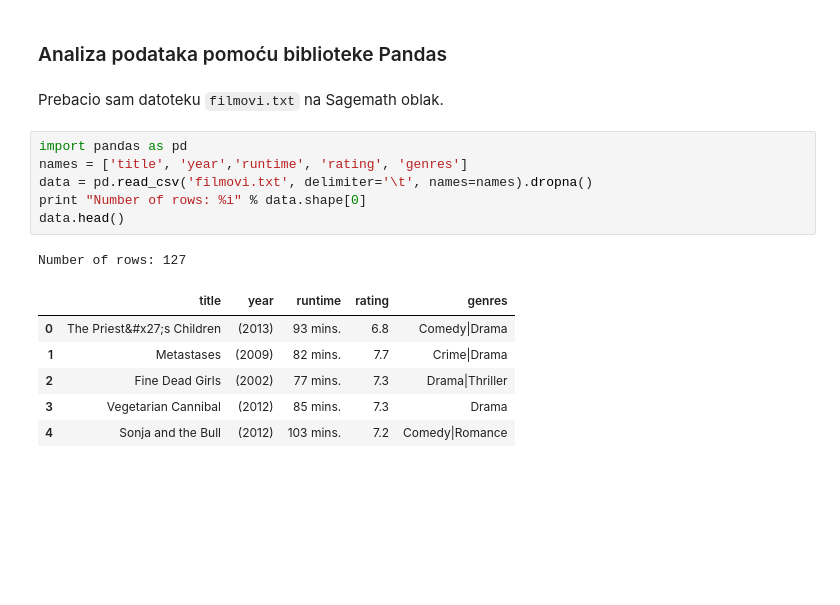
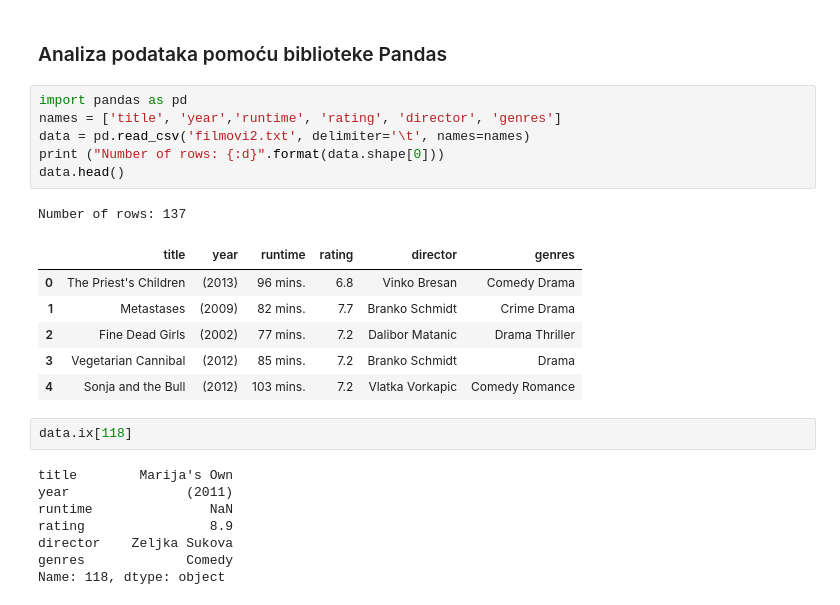
Before and after one commit to inakic/matsoft, a Jupyter notebook: pandas.ipynb, the cells around one changed output. Drawn from its saved outputs; the diff is of its cells as text; blank space fills up the shorter version.

```diff
--- a/pandas.ipynb
+++ b/pandas.ipynb
@@ -43,19 +53,27 @@ with open('filmovi.txt','w') as f:
 # %% [markdown]
 ### Analiza podataka pomoću biblioteke Pandas
-# %% [markdown]
-Prebacio sam datoteku `filmovi.txt` na Sagemath oblak.
 # %%
 import pandas as pd
-names = ['title', 'year','runtime', 'rating', 'genres']
-data = pd.read_csv('filmovi.txt', delimiter='\t', names=names).dropna()
-print "Number of rows: %i" % data.shape[0]
+names = ['title', 'year','runtime', 'rating', 'director', 'genres']
+data = pd.read_csv('filmovi2.txt', delimiter='\t', names=names)
+print ("Number of rows: {:d}".format(data.shape[0]))
 data.head()
 # %% [output]
-Number of rows: 127
+Number of rows: 137
-|  | title | year | runtime | rating | genres |
-| 0 | The Priest&#x27;s Children | (2013) | 93 mins. | 6.8 | Comedy|Drama |
-| 1 | Metastases | (2009) | 82 mins. | 7.7 | Crime|Drama |
-| 2 | Fine Dead Girls | (2002) | 77 mins. | 7.3 | Drama|Thriller |
-| 3 | Vegetarian Cannibal | (2012) | 85 mins. | 7.3 | Drama |
-| 4 | Sonja and the Bull | (2012) | 103 mins. | 7.2 | Comedy|Romance |
+|  | title | year | runtime | rating | director | genres |
+| 0 | The Priest's Children | (2013) | 96 mins. | 6.8 | Vinko Bresan | Comedy Drama |
+| 1 | Metastases | (2009) | 82 mins. | 7.7 | Branko Schmidt | Crime Drama |
+| 2 | Fine Dead Girls | (2002) | 77 mins. | 7.2 | Dalibor Matanic | Drama Thriller |
+| 3 | Vegetarian Cannibal | (2012) | 85 mins. | 7.2 | Branko Schmidt | Drama |
+| 4 | Sonja and the Bull | (2012) | 103 mins. | 7.2 | Vlatka Vorkapic | Comedy Romance |
+# %%
+data.ix[118]
+# %% [output]
+title        Marija's Own
+year               (2011)
+runtime               NaN
+rating                8.9
+director    Zeljka Sukova
+genres             Comedy
+Name: 118, dtype: object
 # %%
```
Also changed, not shown: parts of 23 cells of this notebook.
